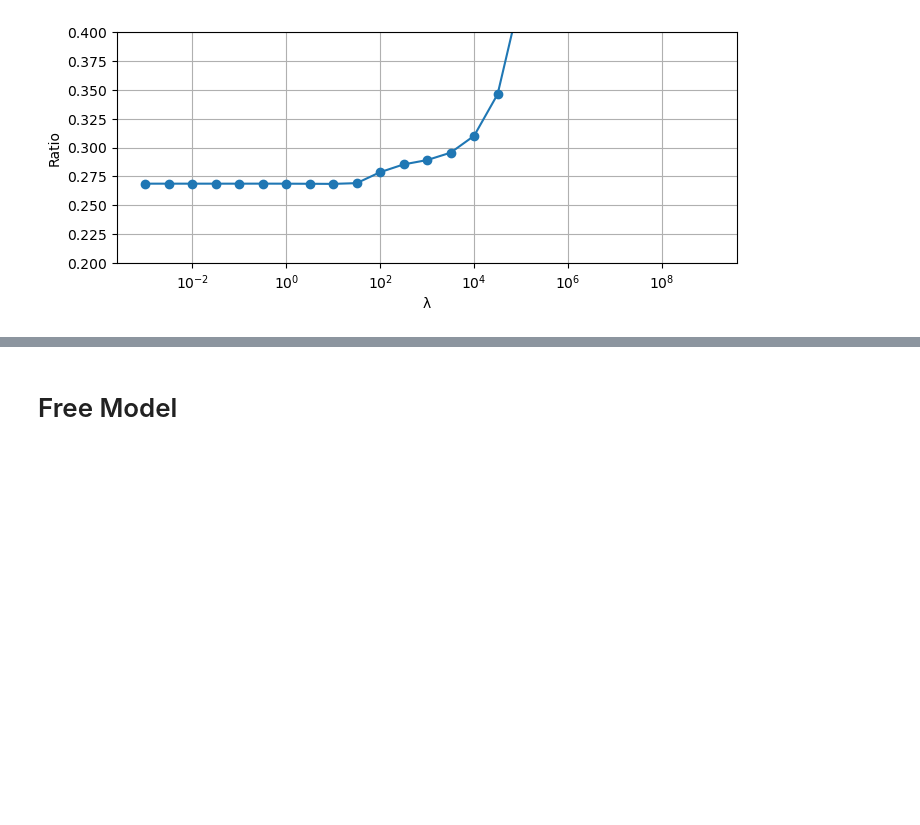
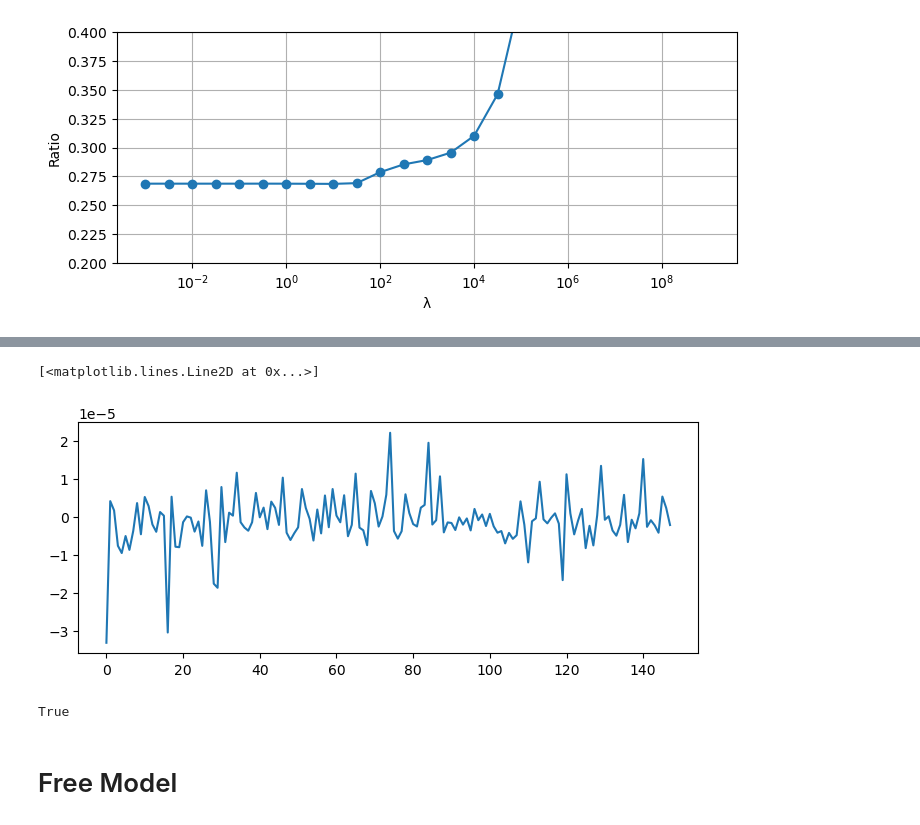
Before and after one commit to stootoon/glom-io-transform-release, a Jupyter notebook: model-fitting/demo_generalization.ipynb, the cells around one changed output, grey strips where cells are left out. Drawn from its saved outputs; the diff is of its cells as text; code cells hidden in the pictures; blank space fills up the shorter version.

```diff
--- a/model-fitting/demo_generalization.ipynb
+++ b/model-fitting/demo_generalization.ipynb
@@ -489,0 +551,20 @@ KeyboardInterrupt:
+# %%
+Cs = mdl.get("Cs", z)[0]
+Cstars = mdl.Cstars[0]
+Fs = mdl.get("Fs", z)[0]
+assert allclose(X, mdl.Xs[0])
+assert allclose(Y, mdl.Ys[0])
+CY = cov(Y.T, bias=True) * Y.shape[0]
+assert allclose(CY, Cstars)
+Y_ = Z @ X
+CY_ = cov(Y_.T, bias=True) * Y_.shape[0]
+assert allclose(CY_, Cs)
+E = CY - CY_
+F = J @ Y_ @ E @ X.T
+Fs = mdl.get("Fs", z)[0]
+assert allclose(Fs, F)
+g = diag(F)/mdl.n**2
+plot(g)
+# %% [output]
+[<matplotlib.lines.Line2D at 0x...>]
+[figure, added]
@@ -490,3 +573,7 @@ KeyboardInterrupt:
+# %%
+allclose(mdl.Ys[0], Y)
+# %% [output]
+True
 # %% [markdown]
 # Free Model
 # %%
```
Also changed, not shown: parts of 7 cells of this notebook.
